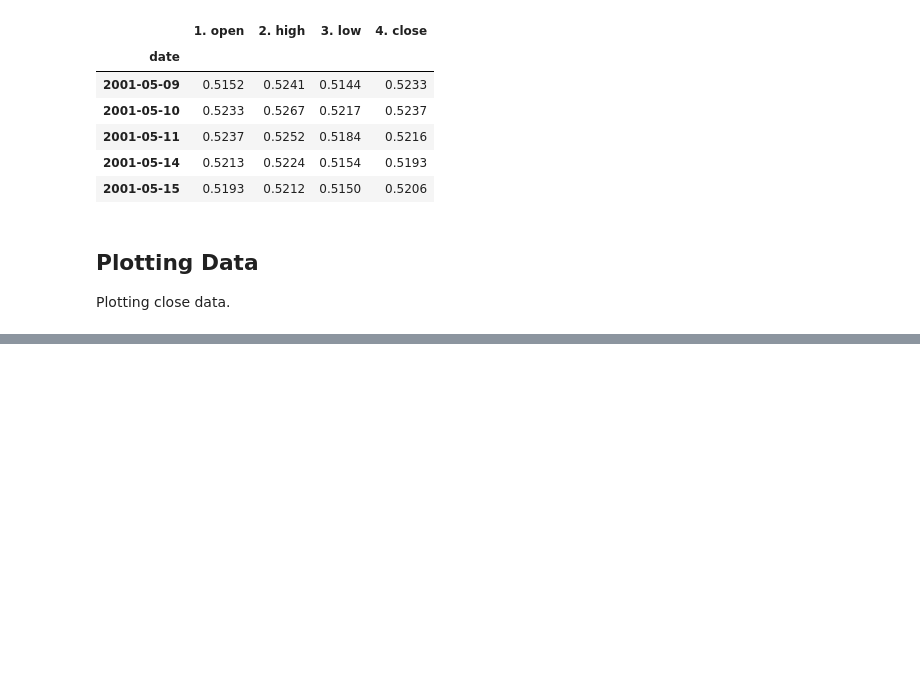
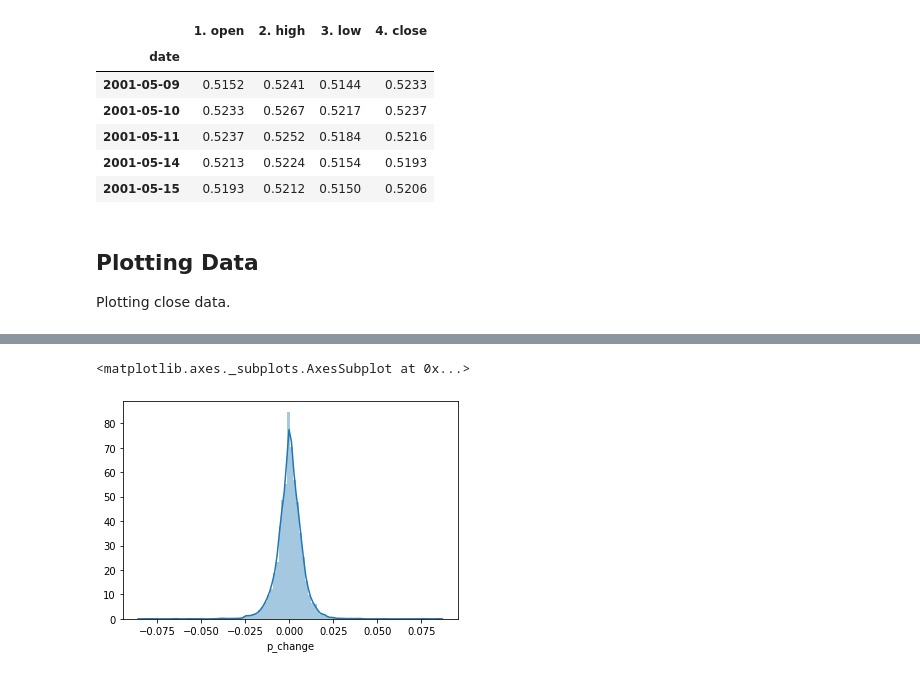
Before and after one commit to jacktator/QuantTrading_Py, a Jupyter notebook: data/historical/forex_daily.ipynb, the cells around one changed output, grey strips where cells are left out. Cells and saved outputs as stored; diff of their text form; code cells hidden in the pictures; blank space fills up the shorter version.

Commit message:
Visualized p_change for AUDUSD

```diff
--- a/data/historical/forex_daily.ipynb
+++ b/data/historical/forex_daily.ipynb
@@ -125,3 +125,11 @@ plt.title('The Forex rate for the AUDUSD (Daily)')
 plt.show()
 # %% [output]
 [figure]
+# %%
+import seaborn as sns
+
+sns.distplot(AUDUSD_df['p_change'],
+             bins=100)
+# %% [output]
+<matplotlib.axes._subplots.AxesSubplot at 0x...>
+[figure, added]
```
